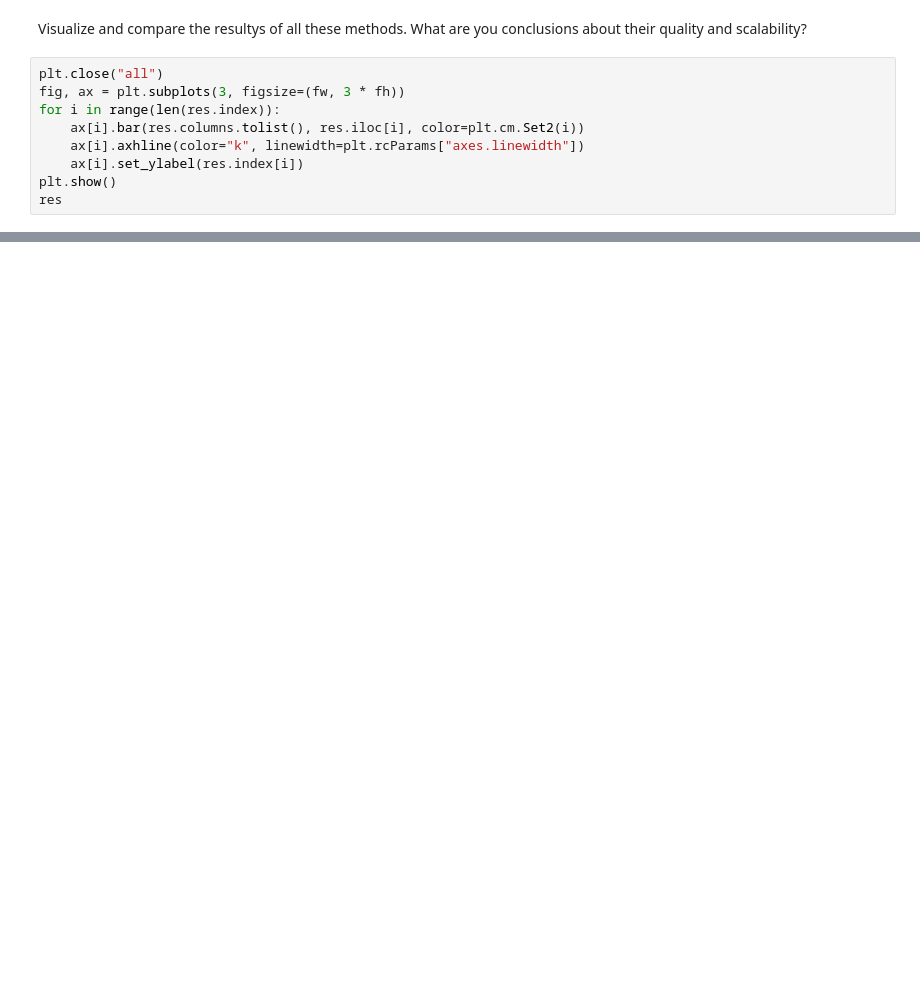
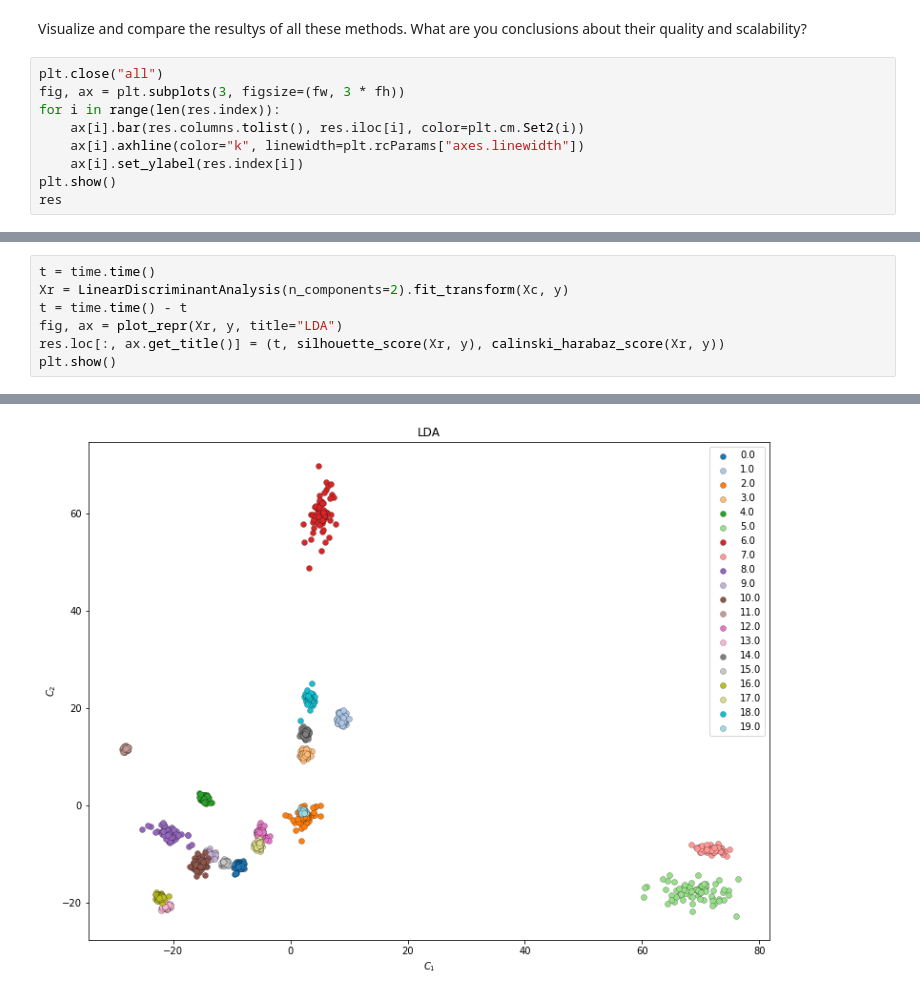
Before and after one commit to 0xSalim/data_visualization, a Jupyter notebook: TP8.ipynb, the cells around one changed output, grey strips where cells are left out. Cells and saved outputs as stored; diff of their text form; blank space fills up the shorter version.

```diff
--- a/TP8.ipynb
+++ b/TP8.ipynb
@@ -183,0 +233,8 @@ X = coil['X']
+# %%
+t = time.time()
+Xr = LinearDiscriminantAnalysis(n_components=2).fit_transform(Xc, y)
+t = time.time() - t
+fig, ax = plot_repr(Xr, y, title="LDA")
+res.loc[:, ax.get_title()] = (t, silhouette_score(Xr, y), calinski_harabaz_score(Xr, y))
+plt.show()
+# %% [output]
@@ -183,0 +261 @@ X = coil['X']
+[figure, added]
```
Also changed, not shown: parts of 17 cells of this notebook, 1 other file.
